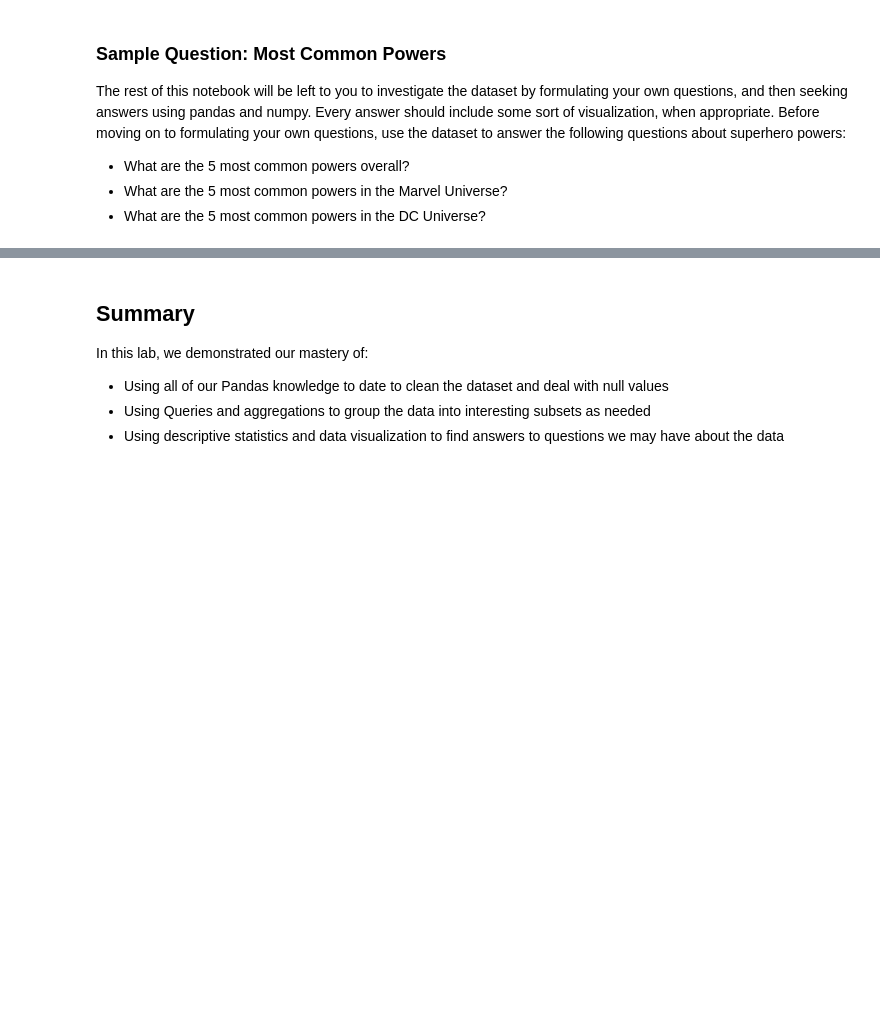
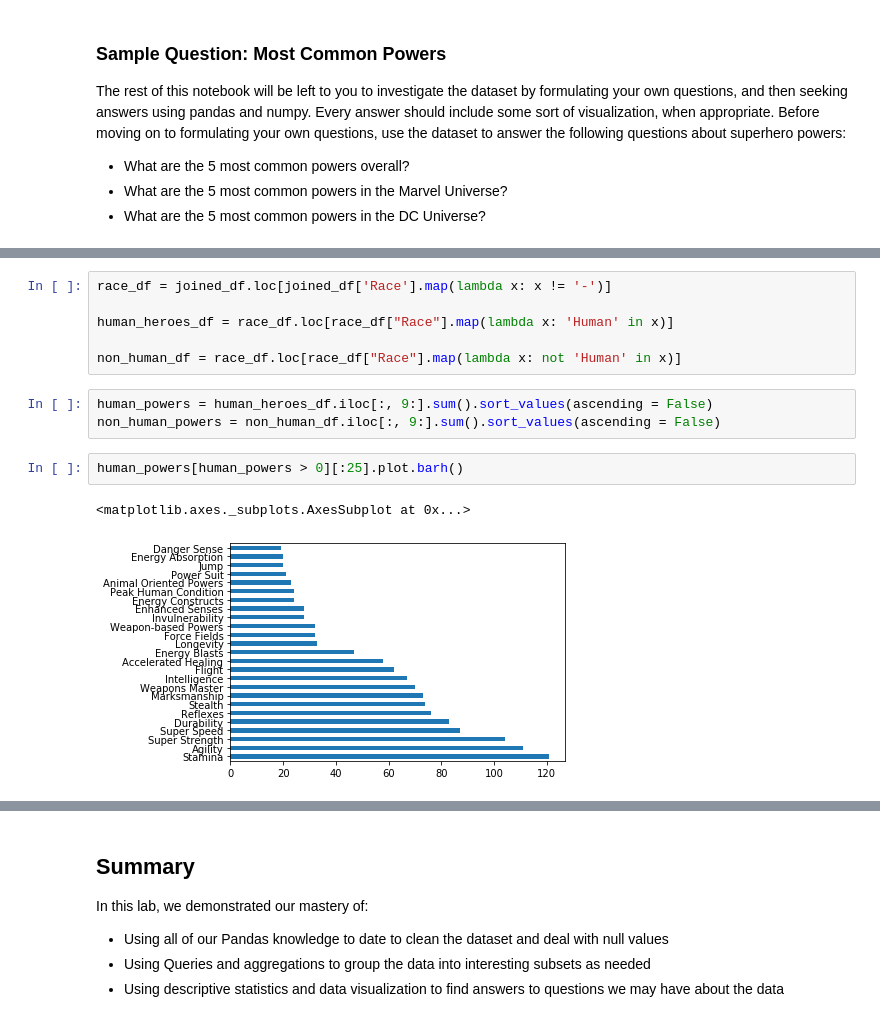
Before and after one commit to Khourdero/dsc-data-cleaning-project-onl01-dtsc-pt-030220, a Jupyter notebook: index.ipynb, the cells around one changed output, grey strips where cells are left out. Saved outputs shown, nothing was run; the diff lists cells and outputs as text; blank space fills up the shorter version.

```diff
--- a/index.ipynb
+++ b/index.ipynb
@@ -309,3 +338,17 @@ Some sample cells have been provided to give you room to work. If you need to cr
 1. Pressing `b` to add a cell below the currently highlighted cell, or `a` to add one above it.
 
 Be sure to include thoughtful, well-labeled visualizations to back up your analysis!
+# %%
+race_df = joined_df.loc[joined_df['Race'].map(lambda x: x != '-')]
+
+human_heroes_df = race_df.loc[race_df["Race"].map(lambda x: 'Human' in x)]
+
+non_human_df = race_df.loc[race_df["Race"].map(lambda x: not 'Human' in x)]
+# %%
+human_powers = human_heroes_df.iloc[:, 9:].sum().sort_values(ascending = False)
+non_human_powers = non_human_df.iloc[:, 9:].sum().sort_values(ascending = False)
+# %%
+human_powers[human_powers > 0][:25].plot.barh()
+# %% [output]
+<matplotlib.axes._subplots.AxesSubplot at 0x...>
+[figure, added]
```
Also changed, not shown: parts of 11 cells of this notebook.
